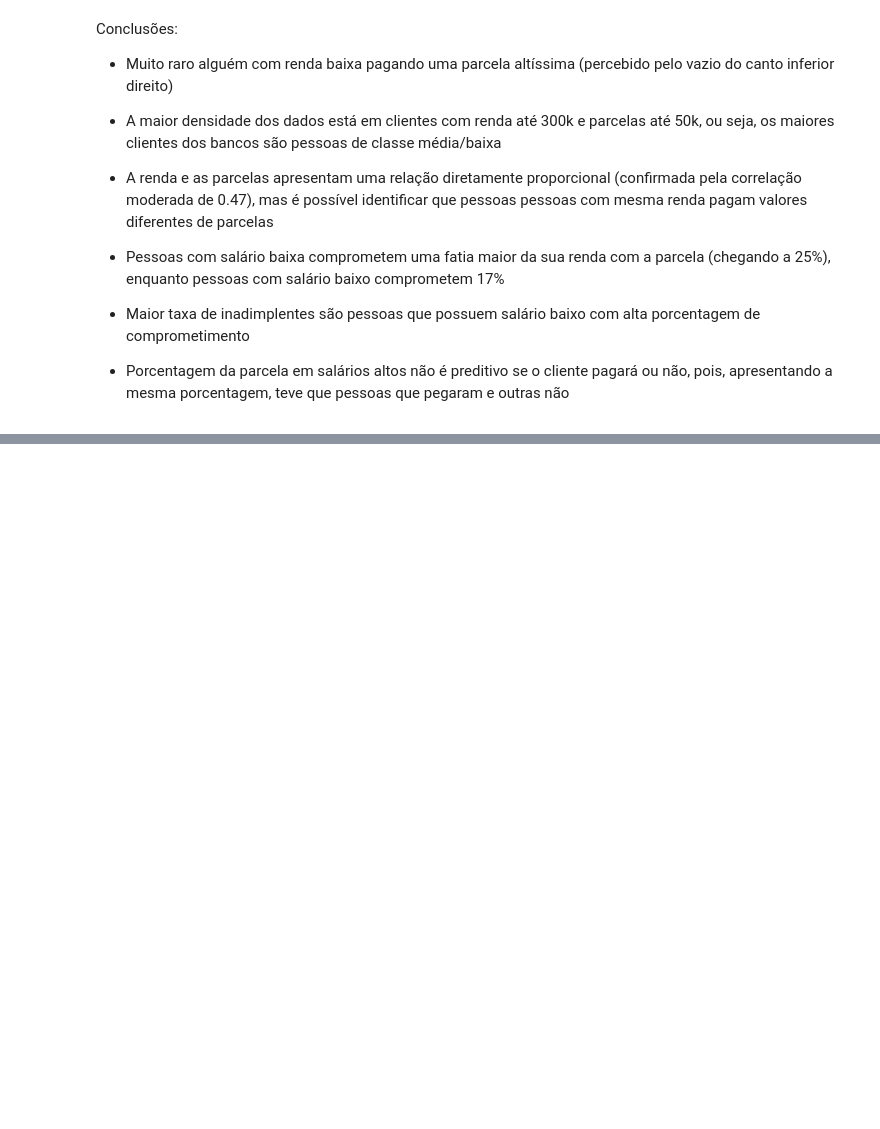
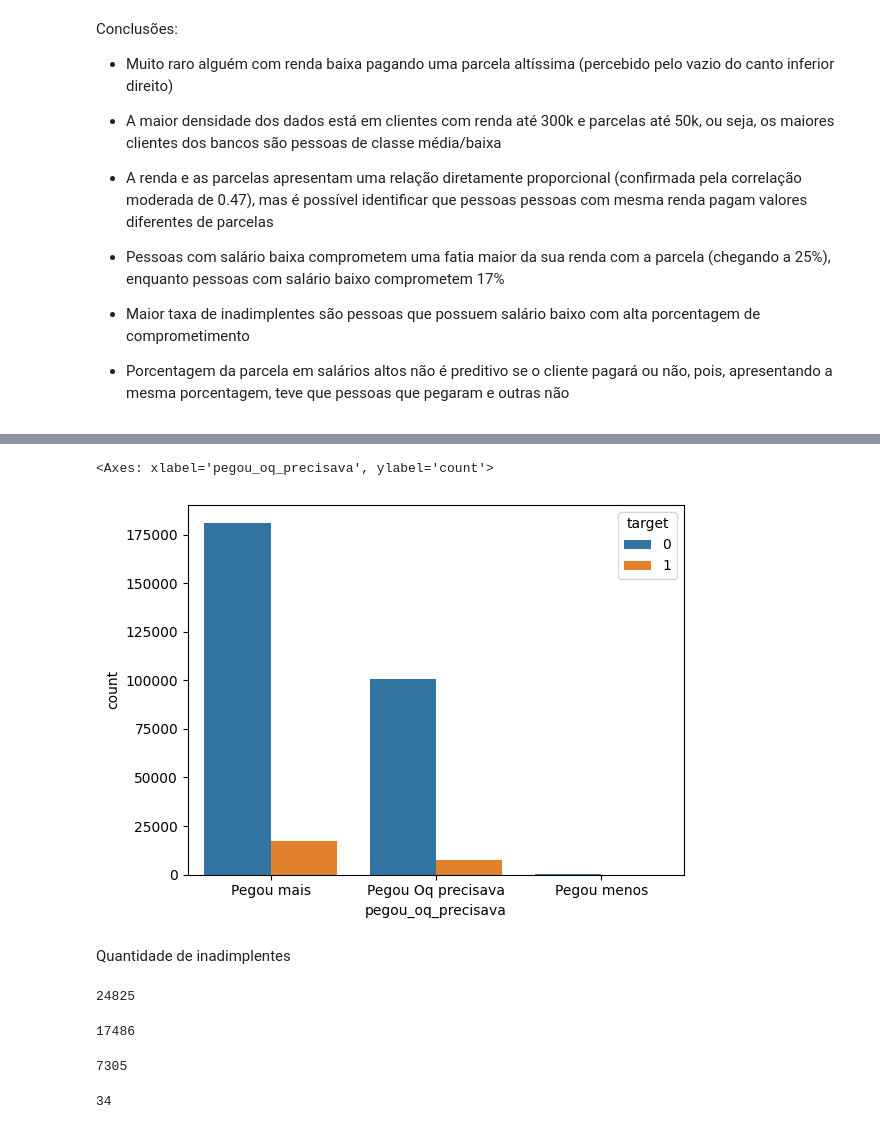
Before and after one commit to Pablo-Sant/project_credit_risk, a Jupyter notebook: notebooks/01-eda_application.ipynb, the cells around one changed output, grey strips where cells are left out. Saved outputs shown, nothing was run; the diff lists cells and outputs as text; code cells hidden in the pictures; blank space fills up the shorter version.

Commit message:
feat(application): finalização da EDA sobre perguntas de negócio (renda, crédito e endividamento, estrutura familiar, mobilidade, comportamentos)

```diff
--- a/notebooks/01-eda_application.ipynb
+++ b/notebooks/01-eda_application.ipynb
@@ -1210,0 +635,23 @@ Conclusões:
+# %%
+def lucro_cliente_empretimo(credito: float, valor_bem: float):
+
+    le = credito - valor_bem
+
+    return le
+# %%
+def pegou_oq_precisava(lucro_cliente_empretimo: float):
+    if lucro_cliente_empretimo > 0:
+        return 'Pegou mais'
+    elif lucro_cliente_empretimo == 0:
+        return 'Pegou Oq precisava'
+    else:
+        return 'Pegou menos'
+# %%
+df_renda_parcela = pd.DataFrame({
+    'renda':df_filtrado['AMT_INCOME_TOTAL'],
+    'valor_parcela':dataset['AMT_ANNUITY'],
+    'porcentagem_parcela_salario': parcela_salario(dataset['AMT_ANNUITY'], df_filtrado['AMT_INCOME_TOTAL']),
+    'lucro_cliente_emprestimo':lucro_cliente_empretimo(dataset['AMT_CREDIT'], dataset['AMT_GOODS_PRICE']),
+    'pegou_oq_precisava': df_renda_parcela['lucro_cliente_emprestimo'].apply(pegou_oq_precisava),
+    'target':dataset['TARGET']
+})
@@ -1210,0 +674,23 @@ Conclusões:
+# %%
+sns.countplot(data=df_renda_parcela, x='pegou_oq_precisava', hue='target')
+# %% [output]
+<Axes: xlabel='pegou_oq_precisava', ylabel='count'>
+[figure, added]
+# %% [markdown]
+Quantidade de inadimplentes
+# %%
+df_renda_parcela.loc[df_renda_parcela['target'] == 1].shape[0]
+# %% [output]
+24825
+# %%
+df_renda_parcela.loc[(df_renda_parcela['pegou_oq_precisava'] == 'Pegou mais') & (df_renda_parcela['target'] == 1)].shape[0]
+# %% [output]
+17486
+# %%
+df_renda_parcela.loc[(df_renda_parcela['pegou_oq_precisava'] == 'Pegou Oq precisava') & (df_renda_parcela['target'] == 1)].shape[0]
+# %% [output]
+7305
+# %%
+df_renda_parcela.loc[(df_renda_parcela['pegou_oq_precisava'] == 'Pegou menos') & (df_renda_parcela['target'] == 1)].shape[0]
+# %% [output]
+34
```
Also changed, not shown: parts of 113 cells of this notebook.
